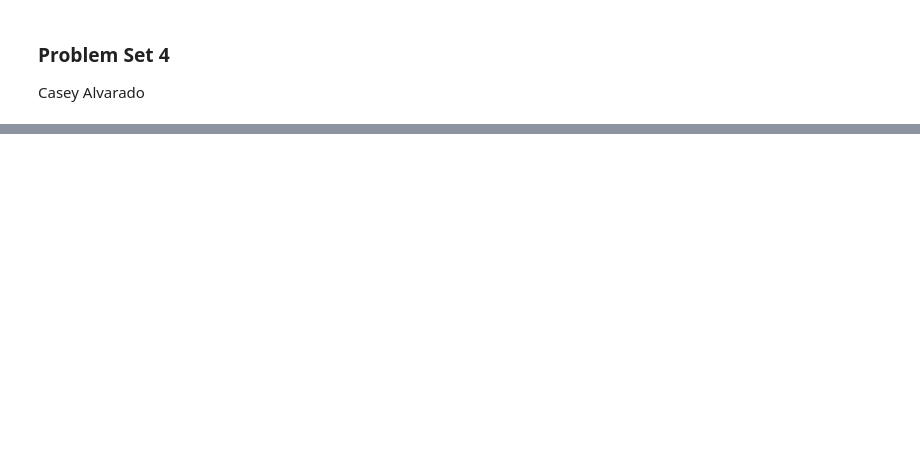
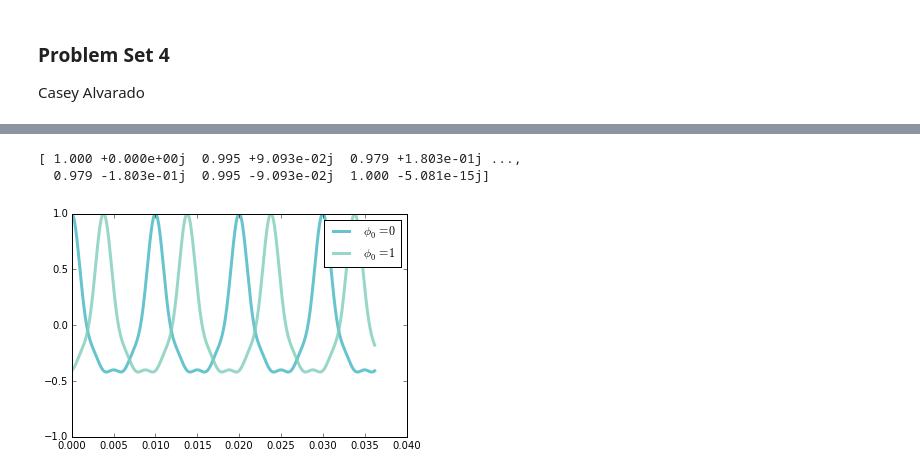
Before and after one commit to CaseyAlvarado/ThinkDSP, a Jupyter notebook: code/ps04.ipynb, the cells around one changed output, grey strips where cells are left out. Saved outputs shown, nothing was run; the diff lists cells and outputs as text; code cells hidden in the pictures; blank space fills up the shorter version.

```diff
--- a/code/ps04.ipynb
+++ b/code/ps04.ipynb
@@ -97,0 +88,41 @@ compressed_wave.make_audio()
+# %%
+amps = numpy.array([0.6, 0.25, 0.1, 0.05])
+freqs = [100, 200, 300, 400]
+framerate = 11025
+
+def synthesize1(amps, freqs, ts):
+    components = [thinkdsp.ComplexSinusoid(freq, amp)
+                  for amp, freq in zip(amps, freqs)]
+    signal = thinkdsp.SumSignal(*components)
+    ys = signal.evaluate(ts)
+    return ys
+
+ts = numpy.linspace(0, 1, framerate)
+ys = synthesize1(amps, freqs, ts)
+print(ys)
+
+PI2 = 2 * math.pi
+i = complex(0, 1)
+amps = numpy.array([0.6, 0.25, 0.1, 0.05])
+
+
+def synthesize2(amps, freqs, ts):
+    args = numpy.outer(ts, freqs)
+    M = numpy.exp(i * PI2 * args)
+    ys = numpy.dot(M, amps)
+    return ys
+
+
+f = numpy.array(freqs)
+#amps2 = amps * numpy.exp(1j)
+amps2 = amps * numpy.exp(40j*(f))
+ys2 = synthesize2(amps2, freqs, ts)
+
+n=400
+thinkplot.plot(ts[:n], ys.real[:n], label=r'$\phi_0 = 0$')
+thinkplot.plot(ts[:n], ys2.real[:n], label=r'$\phi_0 = 1$')
+thinkplot.config(ylim=[-1, 1])
+# %% [output]
+[ 1.000 +0.000e+00j  0.995 +9.093e-02j  0.979 +1.803e-01j ...,
+  0.979 -1.803e-01j  0.995 -9.093e-02j  1.000 -5.081e-15j]
+[figure, added]
```
Also changed, not shown: parts of 29 cells of this notebook, 1 other file.
